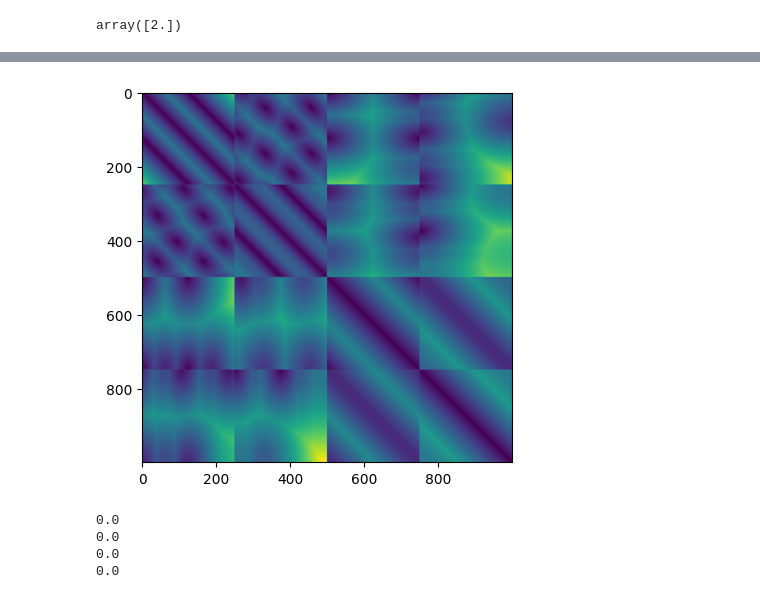
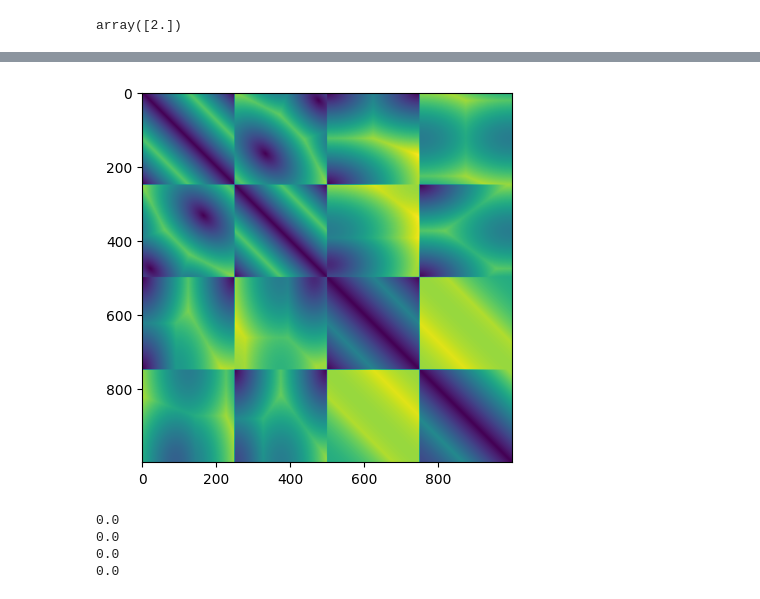
Before and after one commit to kyleormsby/persistent-symmetry, a Jupyter notebook: studentDemos/daleDemos/fund_domain_dale.ipynb, the cells around one changed output, grey strips where cells are left out. Cells and saved outputs as stored; diff of their text form; code cells hidden in the pictures.

```diff
--- a/studentDemos/daleDemos/fund_domain_dale.ipynb
+++ b/studentDemos/daleDemos/fund_domain_dale.ipynb
@@ -246,29 +279,30 @@ def distance_C3(x, y, a):
 def distance_C3_metric(a):
     def wrapped(x,y):
         # no translation in rotation axis
-        Y = []
-        tri = (math.sqrt(3)/2)
-        options = [-1,0,1]
-        for option_a in options:
-            for option_b in options:
-                for option_c in options:
-                    Y.append([y[0] + math.sqrt(3) * a * option_a + option_b * 1.5 * a + option_c * 1.5 * a,
-                              y[1] + math.sqrt(3) * a * option_a - option_b * tri * a + option_c * tri * a,
-                              y[2]])
+        Y = [y] # no translation in any axis
+        for i in [1,-1]:
+            Y.append((y[0] + i * (3**0.5) * a, y[1], y[2])) # front and back
+            Y.append((y[0] + i * (3/2) * a, y[1] - (3**0.5)/2 * a, y[2])) # LB and RF
+            Y.append((y[0] + i * (3/2) * a, y[1] + (3**0.5)/2 * a, y[2])) # LF and RB
 
-        for option_a in options:
-            for option_b in options:
-                for option_c in options:
-                    Y.append([ -.5 * y[0] + 1.5 * a - tri * y[1] + math.sqrt(3) * a * option_a + option_b * 1.5 * a + option_c * 1.5 * a,
-                               -.5 * y[1] + tri * y[0] - tri * a + math.sqrt(3) * a * option_a - option_b * tri * a + option_c * tri * a,
-                               y[2] + (2 * math.pi / 3)])
+        # translate up
+        Y.append((1/2 * y[0] + 3/2 * a - (3**0.5)/2 * y[1], 1/2 * y[1] + (3**0.5)/2 * y[0] - (3**0.5)/2 * a, y[2] + 2*pi/3)) # only rotation by 2pi/3
+        for i in [1,-1]:
+            y1 = 1/2 * y[0] + 3/2 * a - (3**0.5)/2 * y[1]
+            y2 = 1/2 * y[1] + (3**0.5)/2 * y[0] - (3**0.5)/2 * a
+            Y.append((y1 + i * (3**0.5) * a, y2, y[2] + 2*pi/3)) # front and back
+            Y.append((y1 + i * (3/2) * a, y2 - (3**0.5)/2 * a, y[2] + 2*pi/3)) # LB and RF
+            Y.append((y1 + i * (3/2) * a, y2 + (3**0.5)/2 * a, y[2] + 2*pi/3)) # LF and RB
 
-        for option_a in options:
-            for option_b in options:
-                for option_c in options:
-                    Y.append([ -.5 * y[0] + 1.5 * a + tri * y[1] + math.sqrt(3) * a * option_a + option_b * 1.5 * a + option_c * 1.5 * a,
-                               -.5 * y[1] - tri * y[0] + tri * a + math.sqrt(3) * a * option_a - option_b * tri * a + option_c * tri * a,
-                               y[2] - (2 * math.pi / 3)])
+        # translate down
+        Y.append((1/2 * y[0] + 3/2 * a + (3**0.5)/2 * y[1], 1/2 * y[1] - (3**0.5)/2 * y[0] + (3**0.5)/2 * a, y[2] - 2*pi/3)) # only rotation by -2pi/3
+        for i in [1,-1]:
+            y1 = 1/2 * y[0] + 3/2 * a + (3**0.5)/2 * y[1]
+            y2 = 1/2 * y[1] - (3**0.5)/2 * y[0] + (3**0.5)/2 * a
+            Y.append((y1 + i * (3**0.5) * a, y2, y[2] - 2*pi/3)) # front and back
+            Y.append((y1 + i * (3/2) * a, y2 - (3**0.5)/2 * a, y[2] - 2*pi/3)) # LB and RF
+            Y.append((y1 + i * (3/2) * a, y2 + (3**0.5)/2 * a, y[2] - 2*pi/3)) # LF and RB
+
         distances = []
         for y_new in Y:
             distances.append(dist(x,y_new))
@@ -369,10 +430,10 @@ print(distance_C3(isoms2[900],isoms[600],2))
 # %%
-B = pairwise_distances(isoms2, metric = distance_C3_metric(1))
+B = pairwise_distances(isoms2, metric = distance_C3_metric(2))
 plt.figure()
 plt.imshow(B)
 plt.show()
 # %% [output]
-[figure, old version]
+[figure, new version]
 # %%
 print(distance_C3(isoms2[0],isoms2[249],2))
 print(distance_C3(isoms2[250],isoms2[499],2))
```
Also changed, not shown: parts of 11 cells of this notebook.
